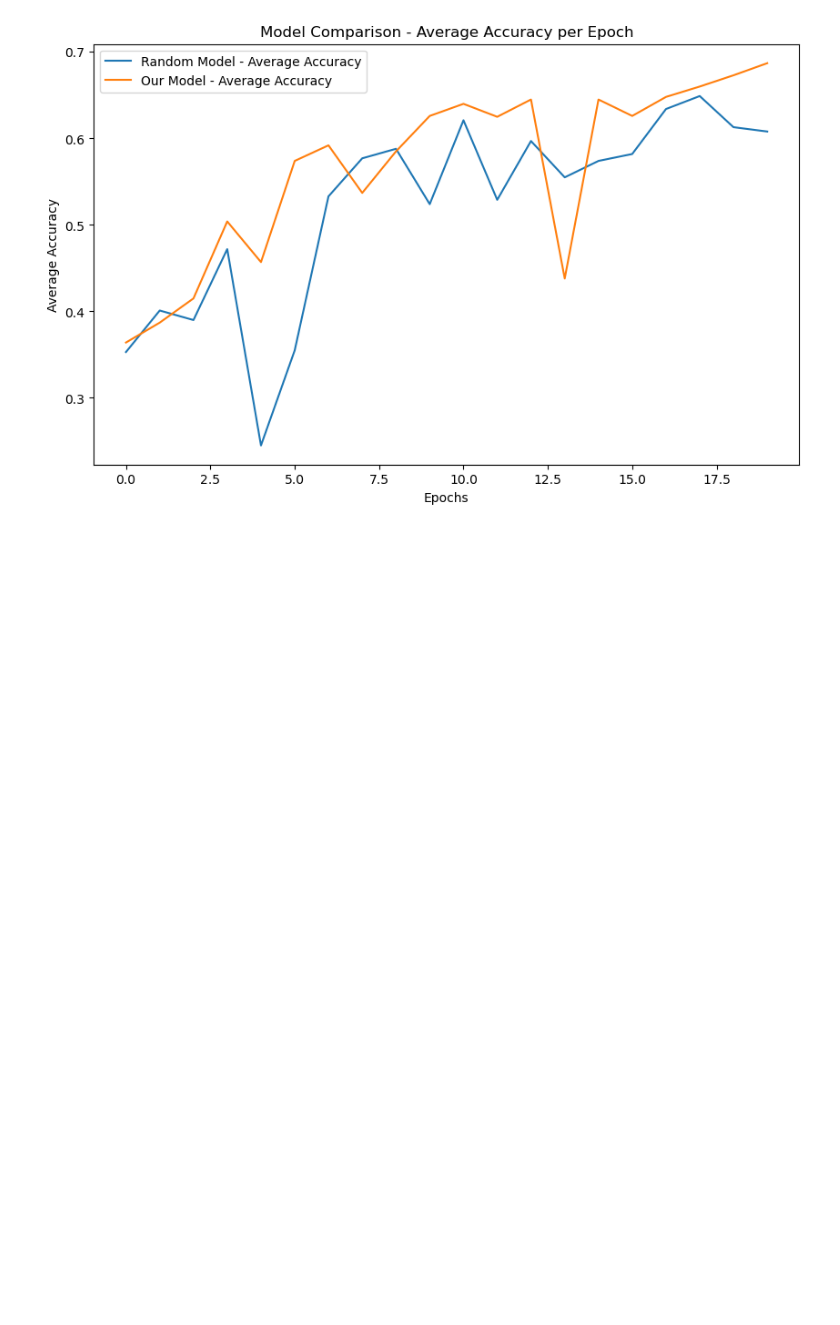
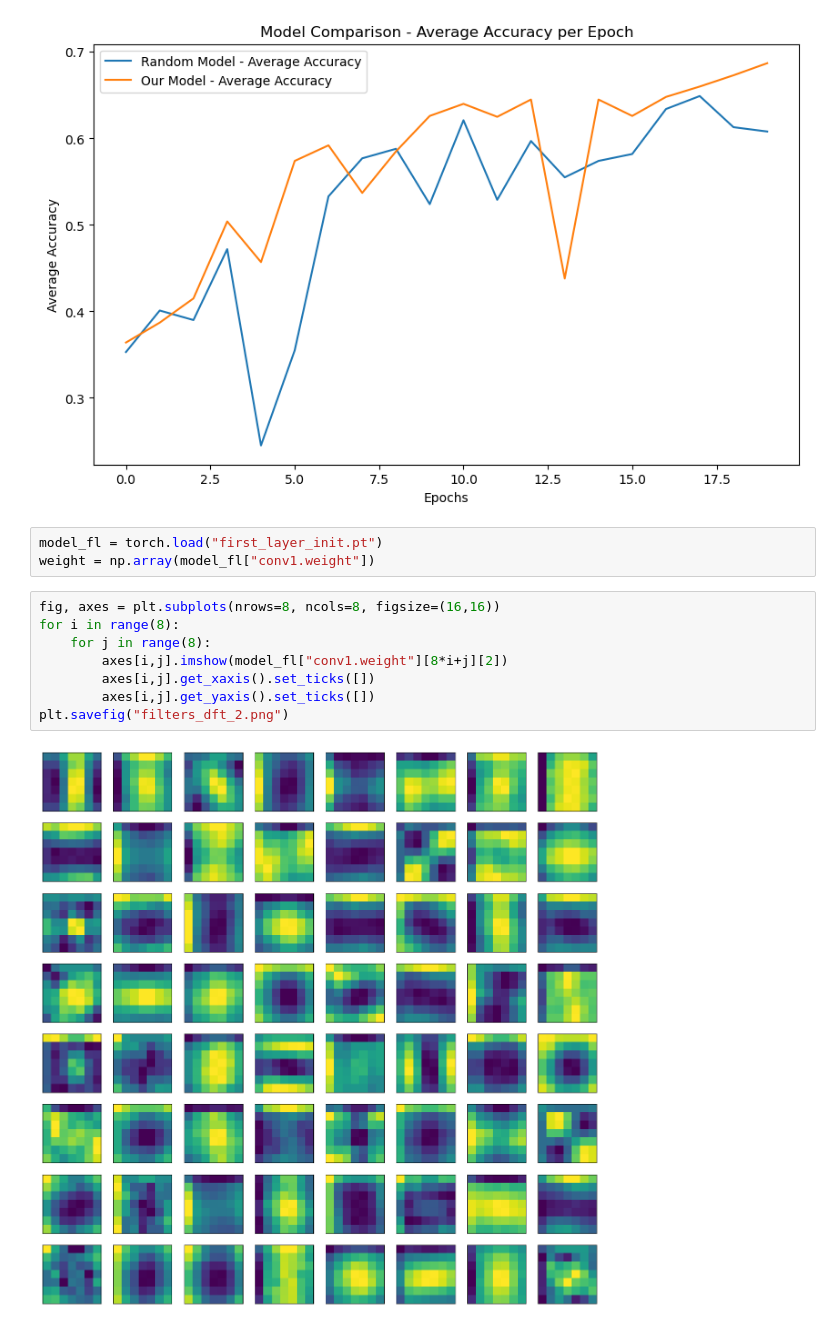
Before and after one commit to janulm/deep-learning-advanced-initialization, a Jupyter notebook: fourier_clustering_initialization.ipynb, the cells around one changed output. Drawn from its saved outputs; the diff is of its cells as text; blank space fills up the shorter version.

Commit message:
Added single layer clustering fourier.

```diff
--- a/fourier_clustering_initialization.ipynb
+++ b/fourier_clustering_initialization.ipynb
@@ -200,3 +195,16 @@ get_average_score(1, models, loaders)
 Random accuracies after 1st epoch: 0.353, after 2nd epoch: 0.401, after 3rd epoch 0.39
 Final accuracies after 1st epoch: 0.364, after 2nd epoch: 0.387, after 3rd epoch 0.415
 [figure]
+# %%
+model_fl = torch.load("first_layer_init.pt")
+weight = np.array(model_fl["conv1.weight"])
+# %%
+fig, axes = plt.subplots(nrows=8, ncols=8, figsize=(16,16))
+for i in range(8):
+    for j in range(8):
+        axes[i,j].imshow(model_fl["conv1.weight"][8*i+j][2])
+        axes[i,j].get_xaxis().set_ticks([])
+        axes[i,j].get_yaxis().set_ticks([])
+plt.savefig("filters_dft_2.png")
+# %% [output]
+[figure, added]
```
Also changed, not shown: parts of 1 cell of this notebook, 2 other files.
